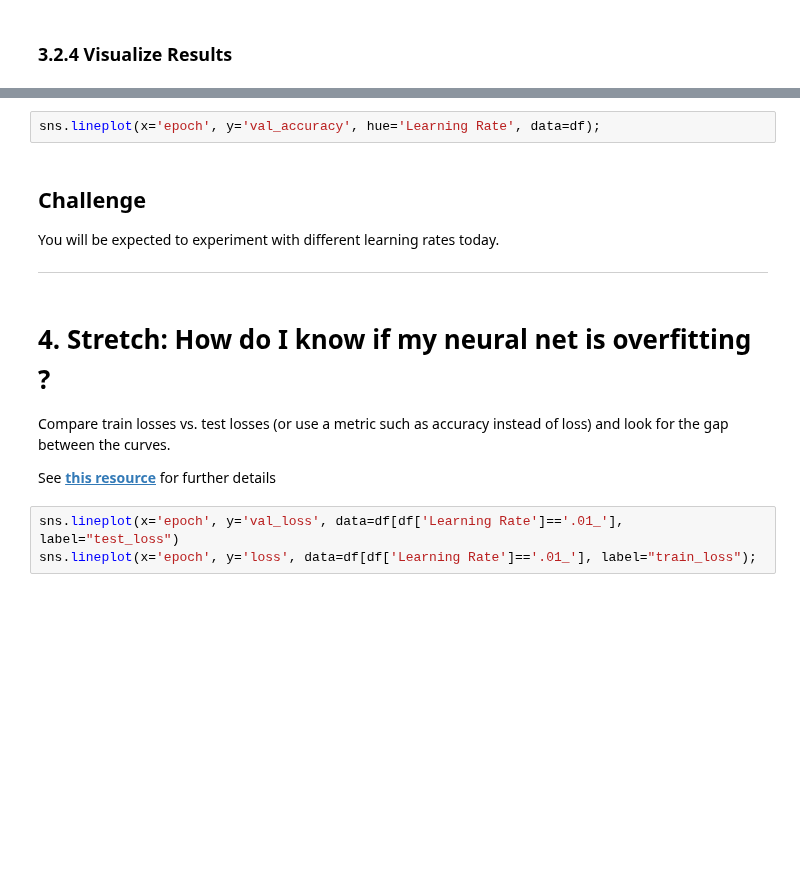
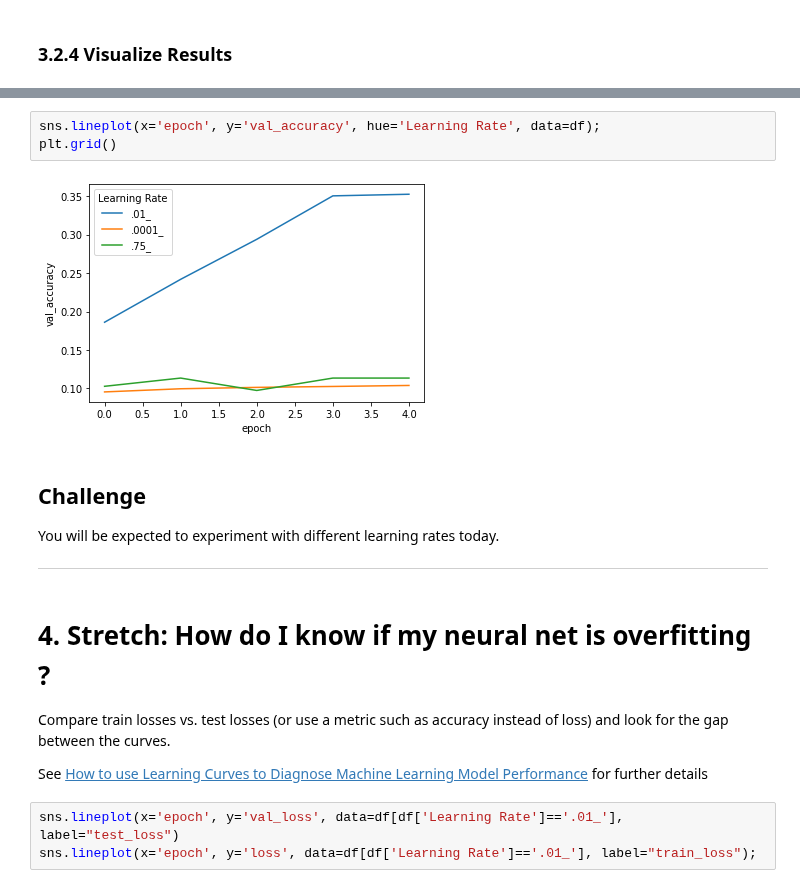
Before and after one commit to bloominstituteoftechnology/DS-Unit-4-Sprint-2-Neural-Networks, a Jupyter notebook: module2-Train/LS_DS_422_Train_Lecture.ipynb, the cells around one changed output, grey strips where cells are left out. Saved outputs shown, nothing was run; the diff lists cells and outputs as text; blank space fills up the shorter version.

```diff
--- a/module2-Train/LS_DS_422_Train_Lecture.ipynb
+++ b/module2-Train/LS_DS_422_Train_Lecture.ipynb
@@ -546,5 +721,8 @@ sns.lineplot(x='epoch', y='val_loss', hue='Learning Rate', data=df);
 # %%
 sns.lineplot(x='epoch', y='val_accuracy', hue='Learning Rate', data=df);
+plt.grid()
+# %% [output]
+[figure, added]
 # %% [markdown]
 ## Challenge
 
@@ -557,7 +735,7 @@ You will be expected to experiment with different learning rates today.
 Compare train losses vs. test losses (or use a metric such as accuracy instead of loss) and look for the gap between the curves.
 
 
-See [**this resource**](https://machinelearningmastery.com/learning-curves-for-diagnosing-machine-learning-model-performance/) for further details
+See [How to use Learning Curves to Diagnose Machine Learning Model Performance](https://machinelearningmastery.com/learning-curves-for-diagnosing-machine-learning-model-performance/) for further details
 # %%
 sns.lineplot(x='epoch', y='val_loss', data=df[df['Learning Rate']=='.01_'], label="test_loss")
 sns.lineplot(x='epoch', y='loss', data=df[df['Learning Rate']=='.01_'], label="train_loss");
```
Also changed, not shown: parts of 33 cells of this notebook.
